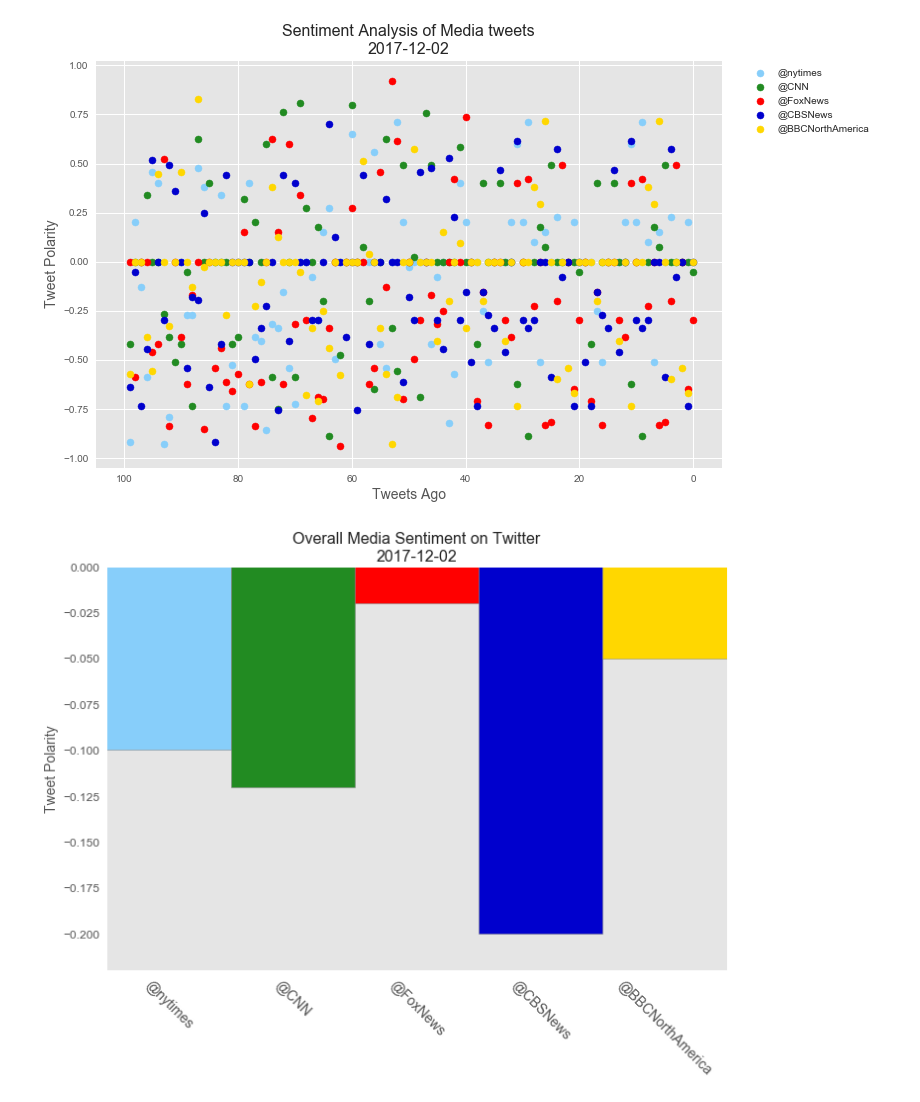
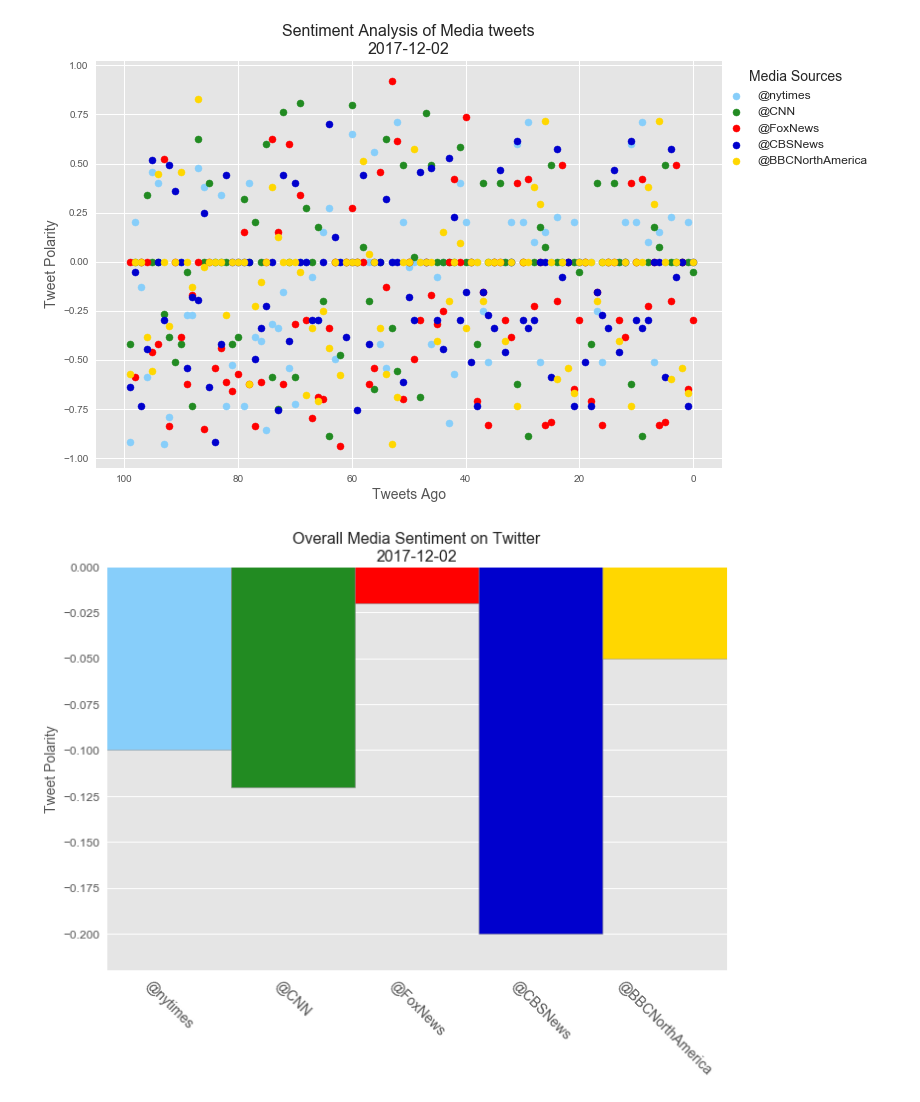
Before and after one commit to txstu09/News-Mood, a Jupyter notebook: News-Mood.ipynb, the cells around one changed output. Drawn from its saved outputs; the diff is of its cells as text; code cells hidden in the pictures.

```diff
--- a/News-Mood.ipynb
+++ b/News-Mood.ipynb
@@ -42,5 +41,5 @@ print(status['resources']['statuses']['/statuses/user_timeline']['remaining'])
 # %%
-# WORKING Analyze tweets
+# Analyze tweets
 targets = ['@nytimes','@CNN','@FoxNews','@CBSNews','@BBCNorthAmerica']
 
 news_scores = {}
@@ -49,48 +48,43 @@ for name in targets:
     tweet_sentiment = []
     for item in tweeter(name):
         tweet = {}
-
-        tweet['time'] = item['created_at']
         tweet['score'] = vader(item)
         tweet_sentiment.append(tweet)
     news_scores[name] = tweet_sentiment
 # %%
-# WORKING
-
-#news_scores['@BBCNorthAmerica'][1]['score']
 colors = ['#87CEFA','#228B22','#FF0000','#0000CD','#FFD700']
 counter=0
 compound = {}
 name = []
 
 plt.style.use('ggplot')
 plt.figure(figsize=(10,7))
 
 for key, value in news_scores.items():
     score_list = []
     time_list = []
     for x in range(len(value)):
         score_list.append(news_scores[key][x]['score'])
         time_list.append(x)
     plt.scatter(time_list, score_list, color=colors[counter], label=key)
     #plt.gca().invert_xaxis()
     counter = counter+1
 
     mean_score = float("{0:.2f}".format(np.mean(score_list)))
     compound[key] = mean_score
     name.append(key)
 
 plt.title('Sentiment Analysis of Media tweets\n2017-12-02', size=16)
 plt.xlabel('Tweets Ago', size=14)
+plt.xlim(105,-5)
+
 plt.ylabel('Tweet Polarity', size=14)
-#plt.legend()
-plt.legend(bbox_to_anchor=(1.25,1), loc="upper right")
-plt.xlim(105,-5)
-#plt.xticks(np.arange(100,0,20))
-    #plt.savefig('images/Discrete_Tweet_Sentiment_Analysis.png')
+legend = plt.legend(bbox_to_anchor=(1.25,1), loc="upper right", fontsize=12)
+legend.set_title('Media Sources', prop={'size':14})
+#plt.savefig('images/Discrete_Tweet_Sentiment_Analysis.png')
 plt.show()
 # %% [output]
-[figure, old version]
+[figure, new version]
 # %%
 composite = pd.Series(compound)
 composite = composite.reset_index().rename(columns={'index':'Twitter Name',0:'Composite Score'})
```
Also changed, not shown: parts of 10 cells of this notebook.
